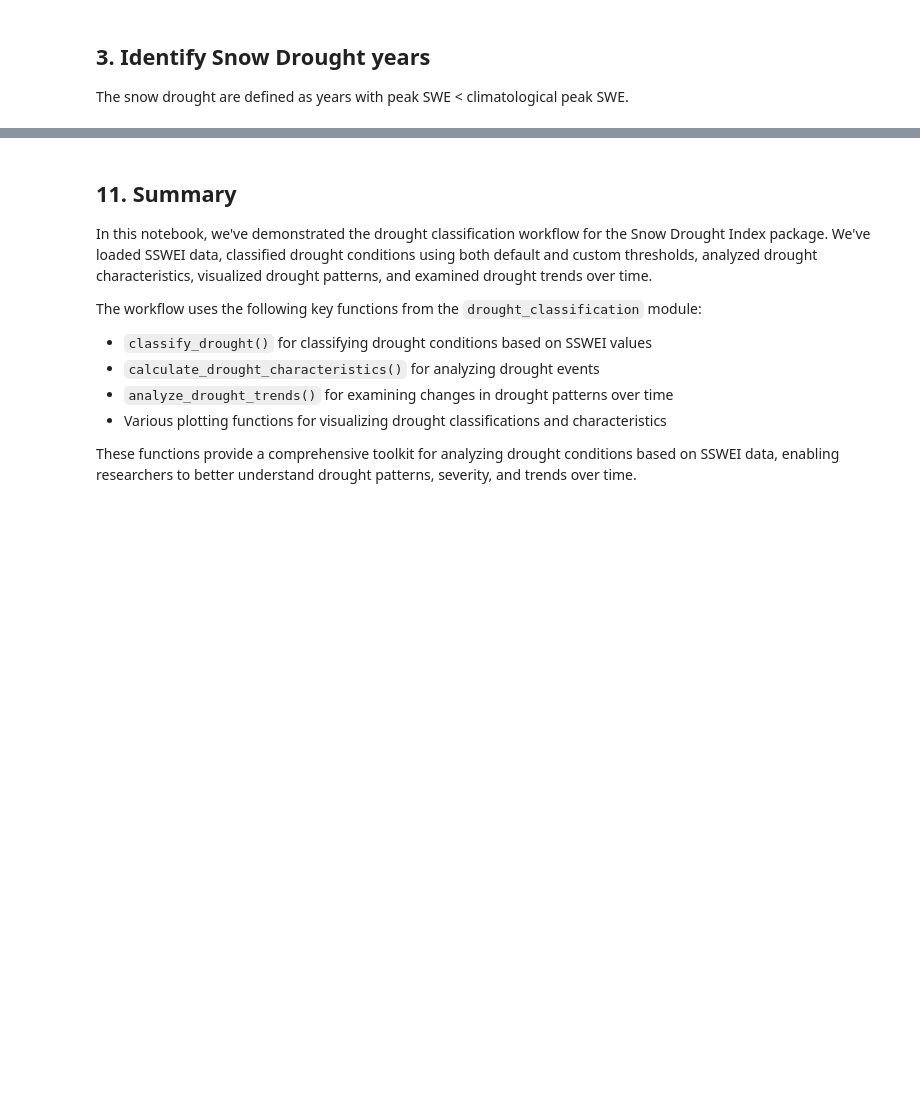
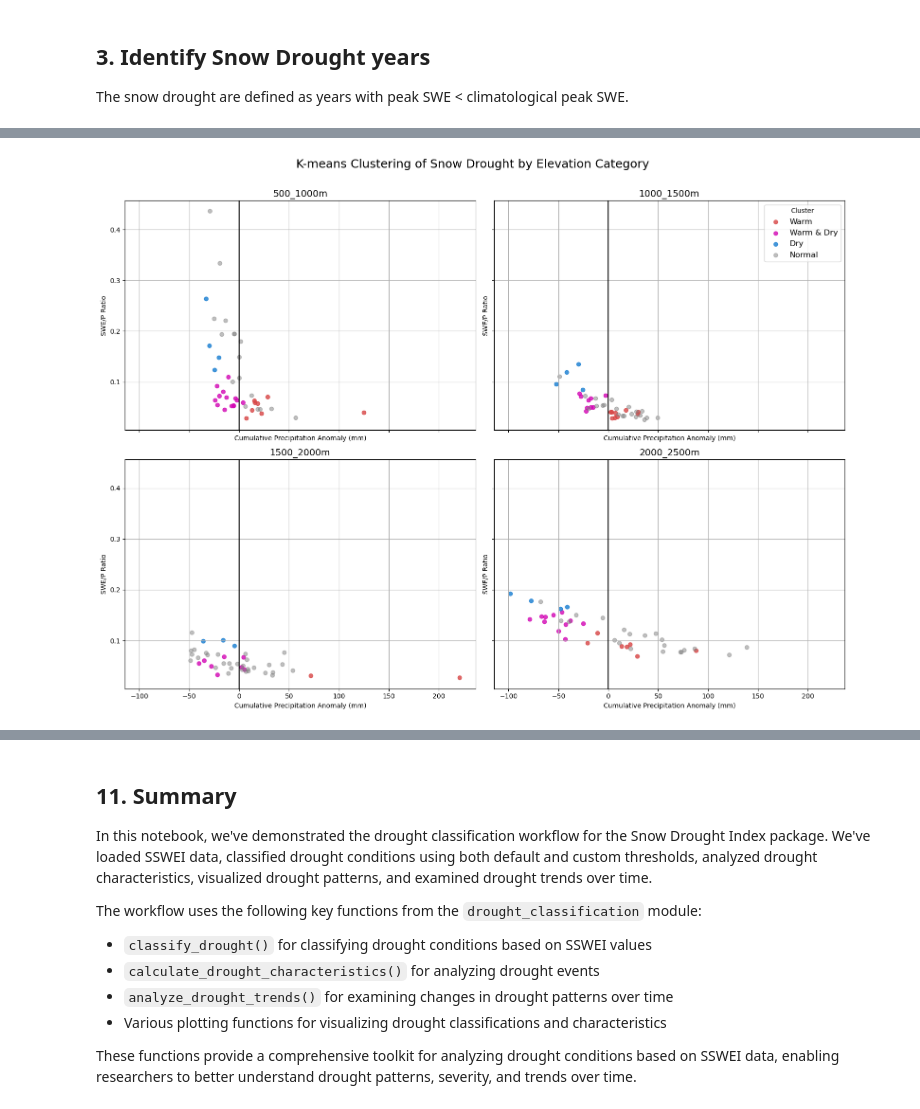
Before and after one commit to hasithajayamaha/snowdroughtindex-main, a Jupyter notebook: notebooks/workflows/2_Heldmyer_2024_ classification.ipynb, the cells around one changed output, grey strips where cells are left out. Drawn from its saved outputs; the diff is of its cells as text; code cells hidden in the pictures; blank space fills up the shorter version.

```diff
--- a/notebooks/workflows/2_Heldmyer_2024_ classification.ipynb
+++ b/notebooks/workflows/2_Heldmyer_2024_ classification.ipynb
@@ -276,0 +327,10 @@ print("SSWEI data with drought analysis saved to '../data/processed/sswei_with_d
+# %%
+# Standardize cumulative_P_anomaly and mean_SWE/cumulative_P for each elevation category
+drought_years['cumulative_P_anomaly_z'] = drought_years.groupby('Elevation_Category')['cumulative_P_anomaly'].transform(
+    lambda x: (x - x.mean()) / x.std()
+)
+drought_years['mean_SWE/max_cumulative_P_z'] = drought_years.groupby('Elevation_Category')['mean_SWE/max_cumulative_P'].transform(
+    lambda x: (x - x.mean()) / x.std()
+)
+
+display(drought_years)
@@ -276,0 +361,9 @@ print("SSWEI data with drought analysis saved to '../data/processed/sswei_with_d
+# %%
+# K-means clustering for the whole drought dataset (no elevation separation)
+cluster_features = drought_years[['mean_SWE/max_cumulative_P_z', 'cumulative_P_anomaly_z']]
+kmean = KMeans(n_clusters=3, random_state=0)
+drought_years['cluster'] = kmean.fit_predict(cluster_features)
+print("Cluster centers:\n", kmean.cluster_centers_)
+
+drought_years['cluster'] = drought_years['cluster'].astype(int)
+print("\nAssigned clusters:\n", drought_years[['Season_year', 'Elevation_Category', 'cluster']])
@@ -276,0 +405,60 @@ print("SSWEI data with drought analysis saved to '../data/processed/sswei_with_d
+# %%
+# Define cluster colors for plotting
+cluster_colors = {
+    "Warm": "#D84545",         # orange
+    "Warm & Dry": "#D307B4",   # reddish
+    "Dry": "#177DD1",          # blue
+    # Add more cluster names and colors as needed
+}
+
+# Map cluster numbers to cluster names
+cluster_number_to_name = {0: "Dry", 1: "Warm", 2:  "Warm & Dry"}
+drought_years['cluster_name'] = drought_years['cluster'].map(cluster_number_to_name)
+
+# Create subplots for each elevation category
+elevations = drought_years['Elevation_Category'].unique()
+fig, axes = plt.subplots(2, 2, figsize=(16, 12), sharex=True, sharey=True)
+axes = axes.flatten()
+
+for i, elev in enumerate(elevations):
+    ax = axes[i]
+    drought_subset = drought_years[drought_years['Elevation_Category'] == elev]
+    non_drought_subset = non_drought_years[non_drought_years['Elevation_Category'] == elev]
+
+    # Plot drought years with clusters
+    for cname, color in cluster_colors.items():
+        cluster_points = drought_subset[drought_subset['cluster_name'] == cname]
+        ax.scatter(
+            cluster_points['cumulative_P_anomaly'],
+            cluster_points['mean_SWE/max_cumulative_P'],
+            color=color,
+            label=cname if i == 0 else "",  # Only label once for legend
+            alpha=0.8
+        )
+    # Plot non-drought years
+    ax.scatter(
+        non_drought_subset['cumulative_P_anomaly'],
+        non_drought_subset['mean_SWE/max_cumulative_P'],
+        color='grey',
+        label='Normal' if i == 0 else "",
+        alpha=0.5
+    )
+    # Annotate drought years
+    #for _, row in drought_subset.iterrows():
+    #    ax.annotate(int(row['Season_year']), (row['cumulative_P_anomaly'], row['mean_SWE/max_cumulative_P']), fontsize=8, color='black', alpha=0.7)
+    ax.axvline(0, color='black', linewidth=1.5, linestyle='-')
+    ax.set_title(f'{elev}', fontsize=14)
+    ax.set_xlabel('Cumulative Precipitation Anomaly (mm)')
+    ax.set_ylabel('SWE/P Ratio')
+    ax.grid(True)
+
+# Add legend to the first subplot only
+handles, labels = axes[0].get_legend_handles_labels()
+# Place legend inside the top right subplot (axes[1])
+axes[1].legend(handles, labels, title='Cluster', loc='upper right', fontsize=12)
+plt.suptitle('K-means Clustering of Snow Drought by Elevation Category', fontsize=18)
+#plt.ylim(0,0.6)
+plt.tight_layout(rect=[0, 0, 1, 0.97])
+#plt.savefig(output_path + 'K-means_Clustering_Subplots_by_Elevation.png')
+plt.show()
+# %% [output]
@@ -276,0 +470 @@ print("SSWEI data with drought analysis saved to '../data/processed/sswei_with_d
+[figure, added]
```
Also changed, not shown: parts of 37 cells of this notebook, 1 other file.
